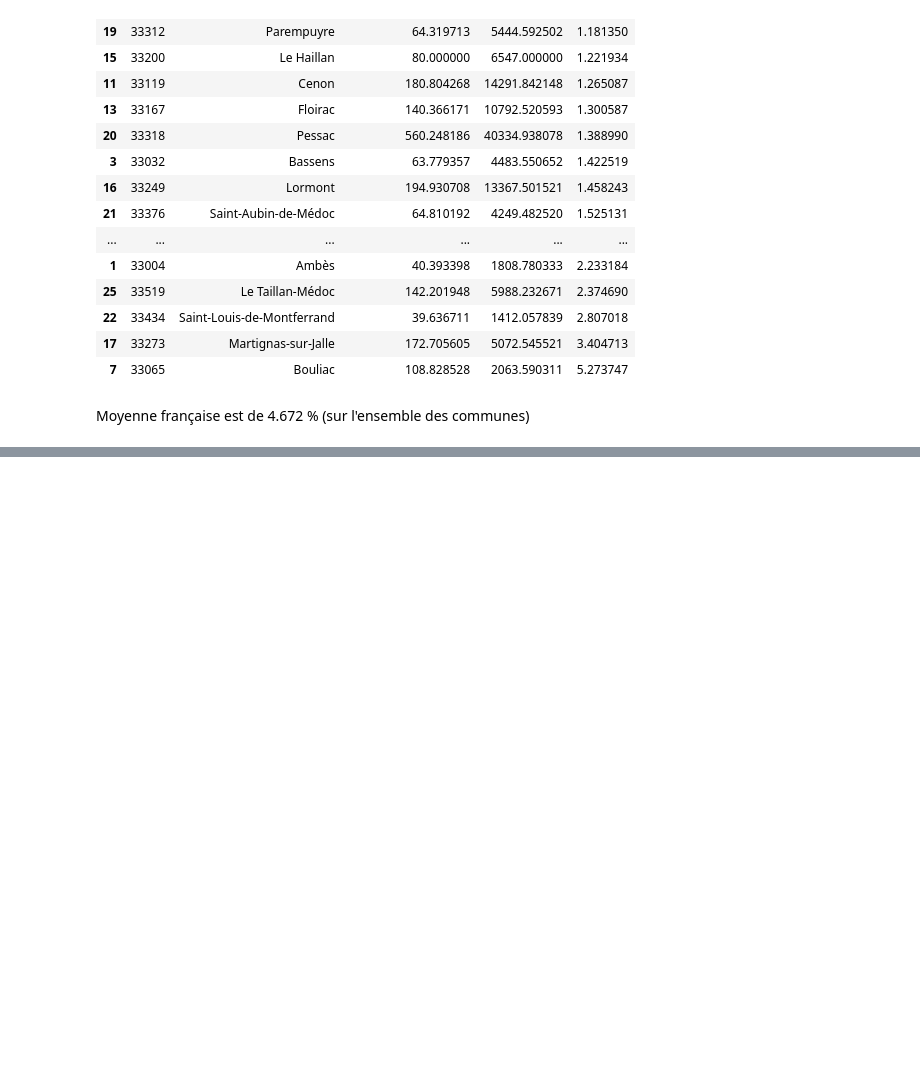
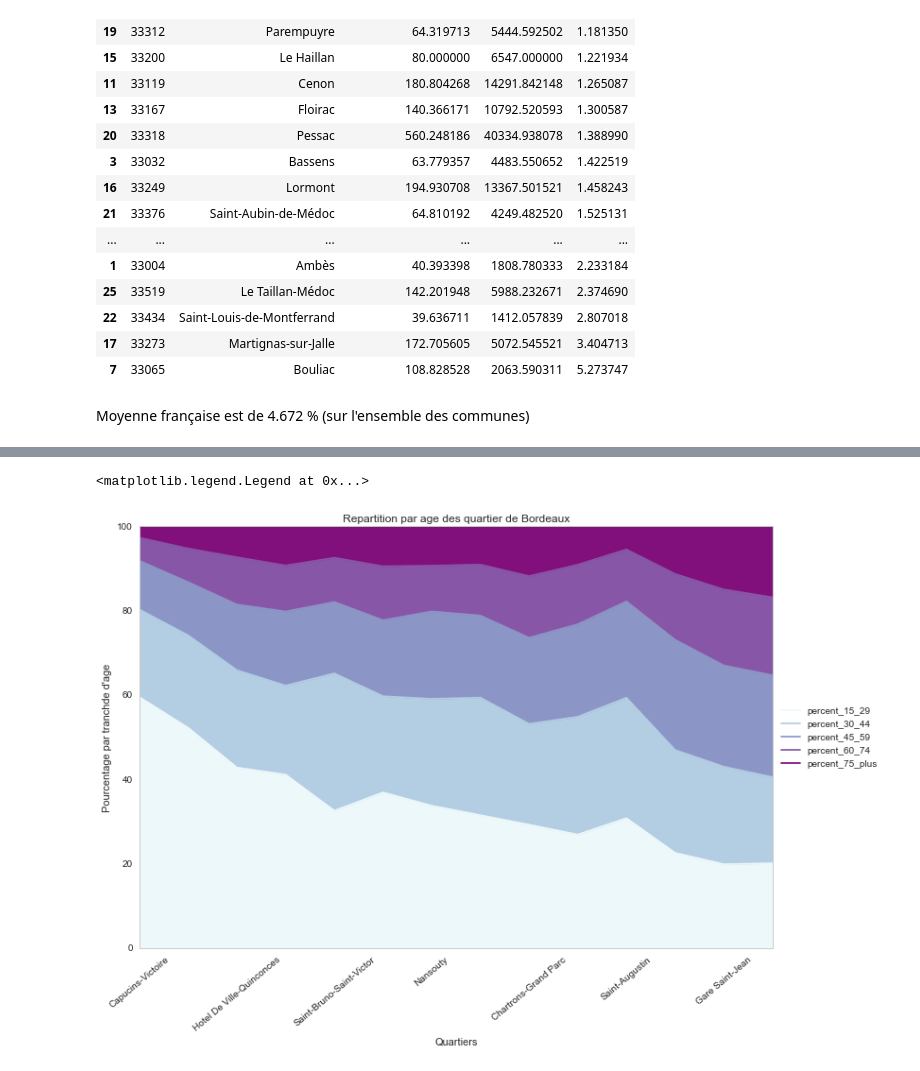
Before and after one commit to armgilles/datafactBDX, a Jupyter notebook: Explore_data.ipynb, the cells around one changed output, grey strips where cells are left out. Drawn from its saved outputs; the diff is of its cells as text; code cells hidden in the pictures; blank space fills up the shorter version.

```diff
--- a/Explore_data.ipynb
+++ b/Explore_data.ipynb
@@ -163,0 +377,5 @@ Moyenne française est de 4.672 % (sur l'ensemble des communes)
+# %%
+gironde_celib_age = gironde_celib.merge(gironde[['CODGEO', 'P12_POP1529', 'P12_POP3044', 'P12_POP4559','P12_POP6074', 'P12_POP75P']],
+                                        how='inner', on='CODGEO')
+bdx_celib_age = gironde_celib_age[gironde_celib_age.LIBCOM == 'Bordeaux'].copy()
+bdx_celib_age.head()
@@ -163,0 +420,2 @@ Moyenne française est de 4.672 % (sur l'ensemble des communes)
+# %%
+bdx_celib_age['LIBGEO_grp'] = bdx_celib_age.LIBGEO.apply(lambda x: remove_number_from_string(x))
@@ -163,0 +440,9 @@ Moyenne française est de 4.672 % (sur l'ensemble des communes)
+# %%
+bdx_celib_age_grp_quart = bdx_celib_age.groupby('LIBGEO_grp')['P12_POP15P_CELIB', 'P12_POP15P',
+                                                              'P12_POP1529','P12_POP3044',
+                                                              'P12_POP4559', 'P12_POP6074',
+                                                              'P12_POP75P'].sum().reset_index()
+
+bdx_celib_age_grp_quart['celib_percent'] = bdx_celib_age_grp_quart.apply(lambda row: percent_pop(row.P12_POP15P_CELIB,
+                                                                                                row.P12_POP15P),
+                                                                         axis=1)
@@ -163,0 +458,32 @@ Moyenne française est de 4.672 % (sur l'ensemble des communes)
+# %%
+bdx_celib_age_grp_quart['percent_15_29'] = bdx_celib_age_grp_quart.apply(lambda row: percent_pop(row.P12_POP1529,
+                                                                                                row.P12_POP15P),
+                                                                         axis=1)
+bdx_celib_age_grp_quart['percent_30_44'] = bdx_celib_age_grp_quart.apply(lambda row: percent_pop(row.P12_POP3044,
+                                                                                                row.P12_POP15P),
+                                                                         axis=1)
+bdx_celib_age_grp_quart['percent_45_59'] = bdx_celib_age_grp_quart.apply(lambda row: percent_pop(row.P12_POP4559,
+                                                                                                row.P12_POP15P),
+                                                                         axis=1)
+bdx_celib_age_grp_quart['percent_60_74'] = bdx_celib_age_grp_quart.apply(lambda row: percent_pop(row.P12_POP6074,
+                                                                                                row.P12_POP15P),
+                                                                         axis=1)
+bdx_celib_age_grp_quart['percent_75_plus'] = bdx_celib_age_grp_quart.apply(lambda row: percent_pop(row.P12_POP75P,
+                                                                                                row.P12_POP15P),
+                                                                         axis=1)
+bdx_celib_age_grp_quart.sort_values('celib_percent', ascending=0, inplace=True)
+# %%
+colors = ['#edf8fb','#b3cde3','#8c96c6','#8856a7','#810f7c']
+list_quartier = bdx_celib_age_grp_quart.LIBGEO_grp.unique().tolist()
+ax = bdx_celib_age_grp_quart[['LIBGEO_grp', 'percent_15_29', 'percent_30_44', 'percent_45_59',
+                         'percent_60_74', 'percent_75_plus']].plot.area(x='LIBGEO_grp', color=colors,
+                                                                       figsize= (12, 8), title='Repartition par age des quartier de Bordeaux',
+                                                                       ylim=(0,100))
+                        #.legend(loc='center left', bbox_to_anchor=(1, 0.5))
+ax.set_ylabel("Pourcentage par tranchde d'age")
+ax.set_xlabel("Quartiers")
+ax.set_xticklabels(list_quartier, rotation=40)
+ax.legend(loc='center left', bbox_to_anchor=(1, 0.5))
+# %% [output]
+<matplotlib.legend.Legend at 0x...>
+[figure, added]
```
Also changed, not shown: parts of 76 cells of this notebook, 1 other file.
